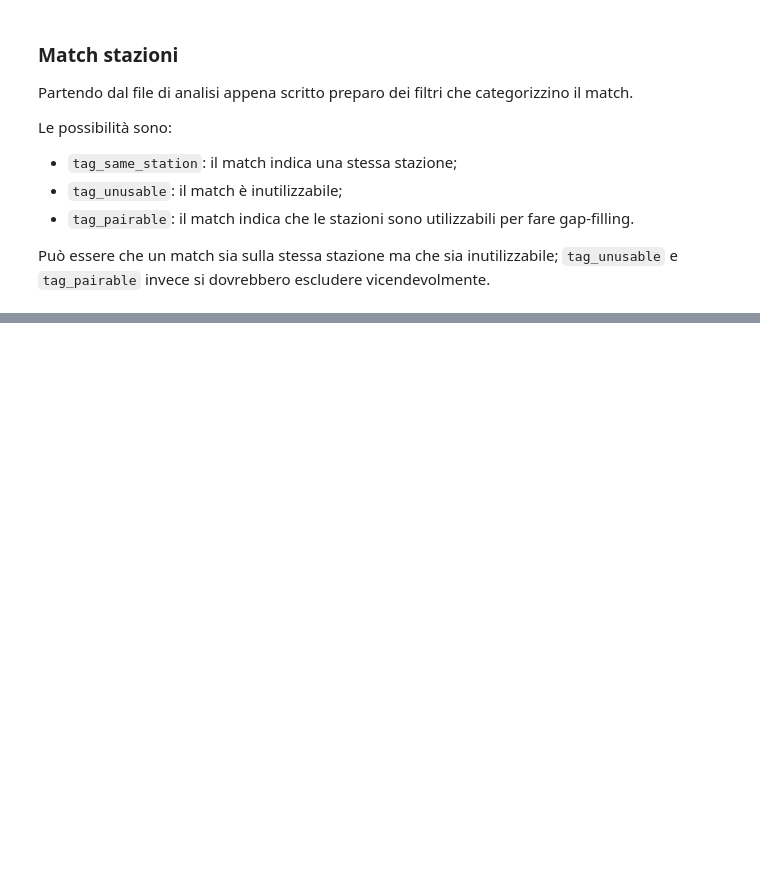
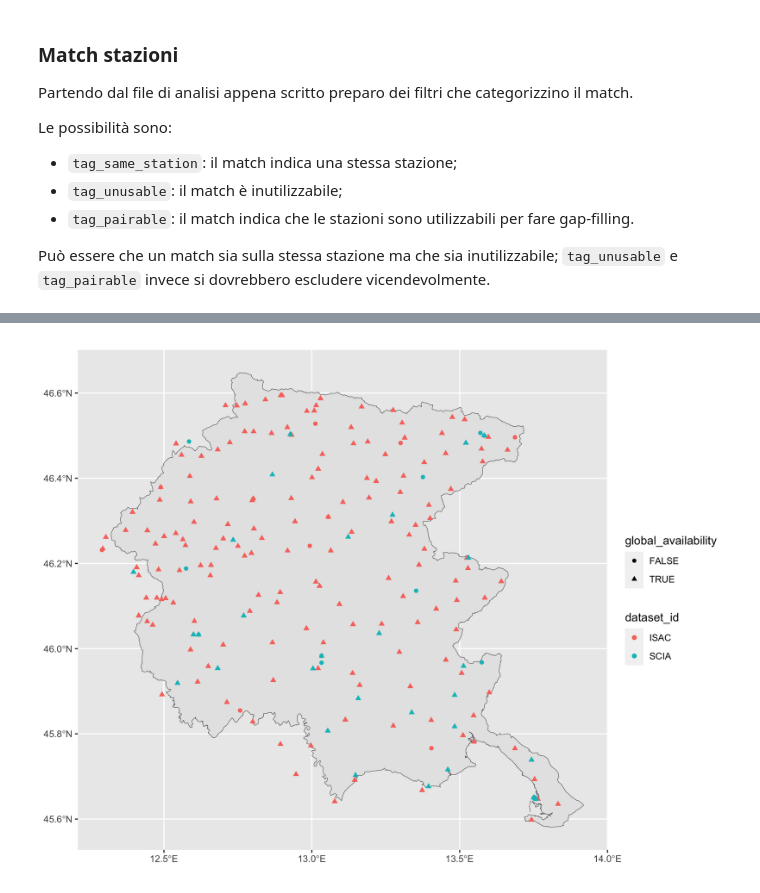
Before and after one commit to dnstudent/TesiMag, a Jupyter notebook: notebooks/integrazioni_regionali/FVG/FVG.ipynb, the cells around one changed output, grey strips where cells are left out. Saved outputs shown, nothing was run; the diff lists cells and outputs as text; code cells hidden in the pictures; blank space fills up the shorter version.

```diff
--- a/notebooks/integrazioni_regionali/FVG/FVG.ipynb
+++ b/notebooks/integrazioni_regionali/FVG/FVG.ipynb
@@ -151,0 +213,5 @@ filter(analysis_results$analysis, same_station) |>
+# %%
+c(p, climats) %<-% spatial_availabilities(ymonthly_avail, combined_database$meta, state_boundaries)
+p
+# %% [output]
+[figure, added]
```
Also changed, not shown: parts of 13 cells of this notebook, 3 other files.
